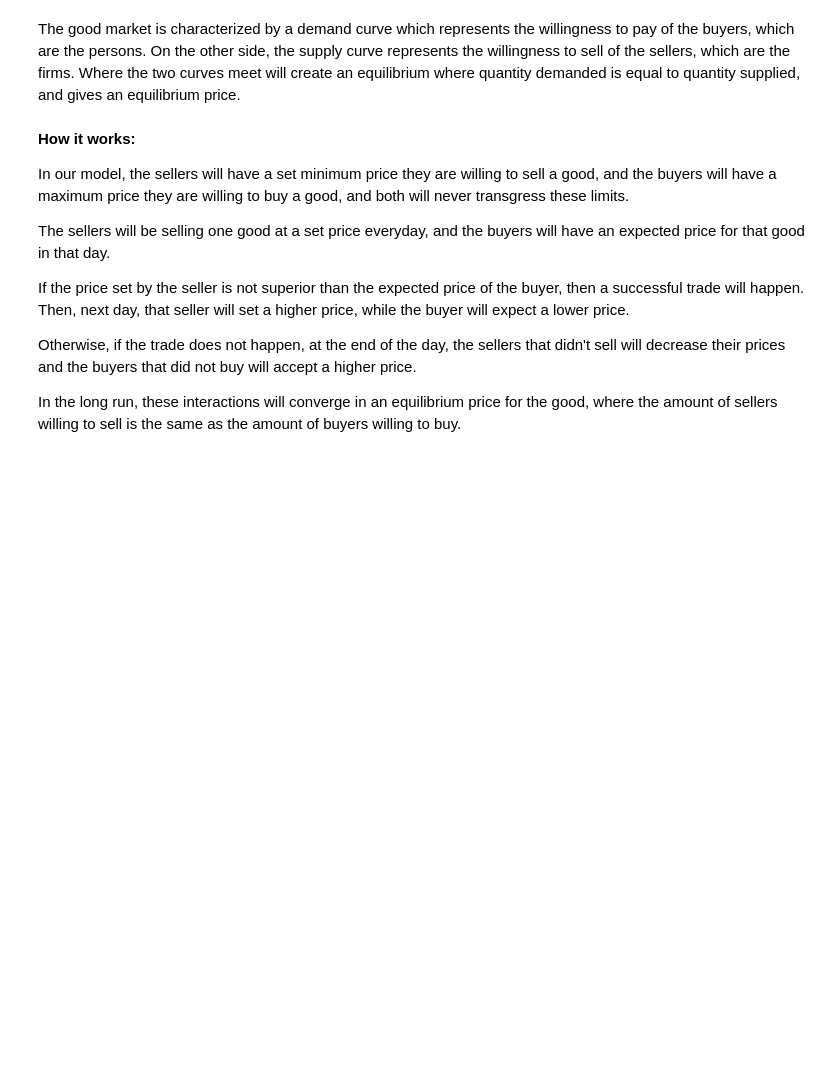
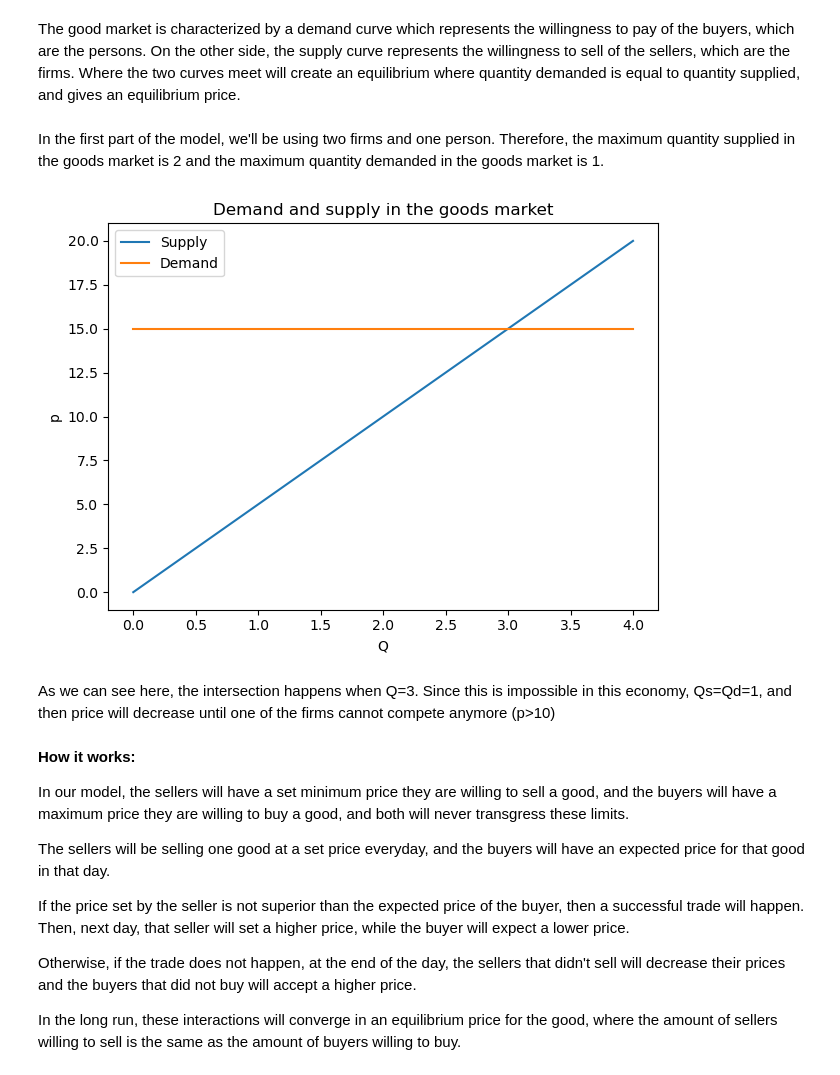
Before and after one commit to NumEconCopenhagen/projects-2023-the-best-duo, a Jupyter notebook: modelproject/modelproject.ipynb, the cells around one changed output. Saved outputs shown, nothing was run; the diff lists cells and outputs as text; code cells hidden in the pictures; blank space fills up the shorter version.

```diff
--- a/modelproject/modelproject.ipynb
+++ b/modelproject/modelproject.ipynb
@@ -39,6 +39,43 @@ All the individuals are homogeneous, therefore they have the same skill and prod
 ## The goods market
 # %% [markdown]
 The good market is characterized by a demand curve which represents the willingness to pay of the buyers, which are the persons. On the other side, the supply curve represents the willingness to sell of the sellers, which are the firms. Where the two curves meet will create an equilibrium where quantity demanded is equal to quantity supplied, and gives an equilibrium price.
+# %% [markdown]
+In the first part of the model, we'll be using two firms and one person. Therefore, the maximum quantity supplied in the goods market is 2 and the maximum quantity demanded in the goods market is 1.
+# %%
+# a. parameters
+p_dem_func = lambda x: 15
+p_sup_func = lambda x: 5*x
+
+Q = np.linspace(0,4,4)
+
+# b. find all values of Q
+Ps = []
+Pd = []
+for q in Q:
+    Ps.append(p_sup_func(q))
+for q in Q:
+    Pd.append(p_dem_func(q))
+
+# c. create subplot
+ax = plt.subplot()
+
+# d. plot
+ax.plot(Q,Ps)
+ax.plot(Q,Pd)
+
+# e. name
+ax.set_xlabel("Q")
+ax.set_ylabel("p")
+ax.legend(["Supply","Demand"])
+ax.set_title("Demand and supply in the goods market")
+
+# f. show
+plt.tight_layout()
+plt.show()
+# %% [output]
+[figure, added]
+# %% [markdown]
+As we can see here, the intersection happens when Q=3. Since this is impossible in this economy, Qs=Qd=1, and then price will decrease until one of the firms cannot compete anymore (p>10)
 # %% [markdown]
 **How it works:**
 
```
Also changed, not shown: parts of 13 cells of this notebook, 2 other files.
